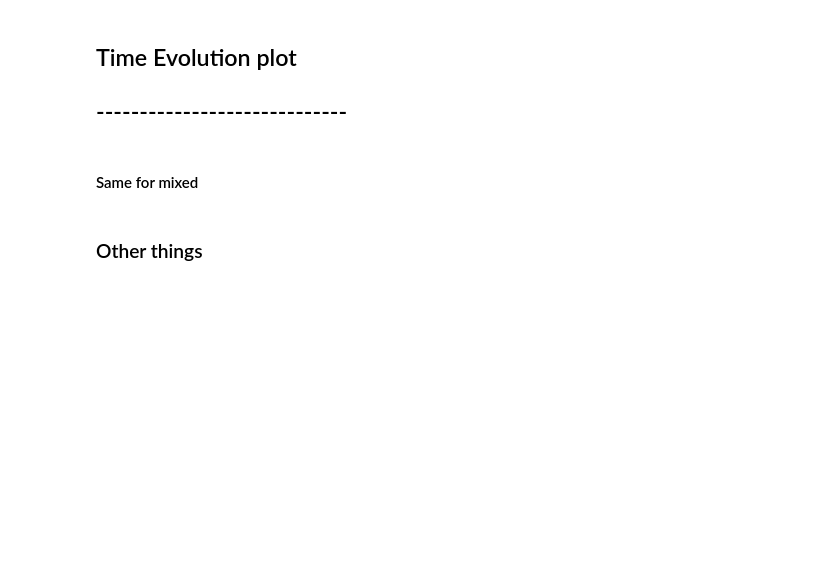
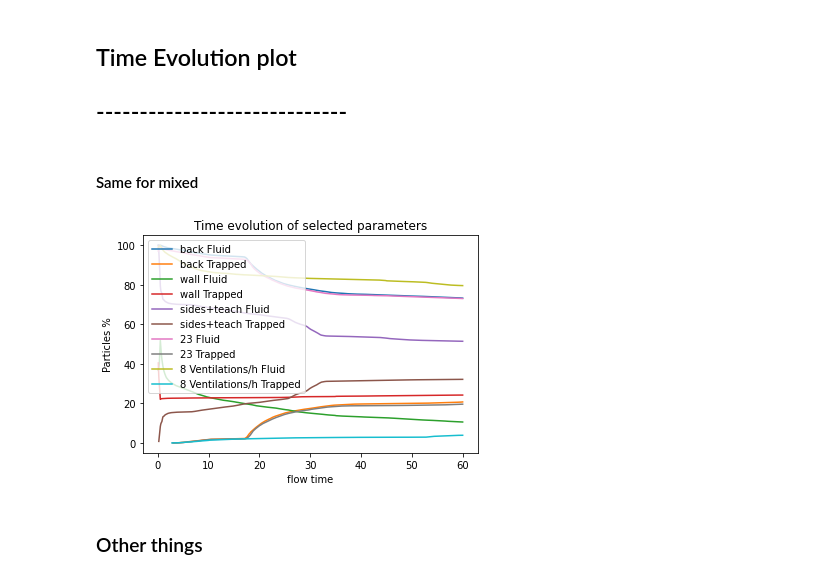
Before and after one commit to socrates-ferna/fluentdpm-posproc, a Jupyter notebook: analysis.ipynb, the cells around one changed output. Saved outputs shown, nothing was run; the diff lists cells and outputs as text; code cells hidden in the pictures; blank space fills up the shorter version.

```diff
--- a/analysis.ipynb
+++ b/analysis.ipynb
@@ -157,3 +203,11 @@ functions.plotagainsttime(newtimesmixdict,fates)
+# %%
+fates = ['Fluid','Trapped']
+functions.plotagainsttime(newtimesmixdict,fates,mix=True,savefig=True)
+#If you pass mix=False there will be one figure for every key (wall,side+teach,etc)
+#If you pass mix=True everything will be plotted in one figure
+#savefig=False deactivate list
+# %% [output]
+[figure, added]
 # %% [markdown]
 ### Other things
 # %%
```
Also changed, not shown: parts of 11 cells of this notebook, 1 other file.
